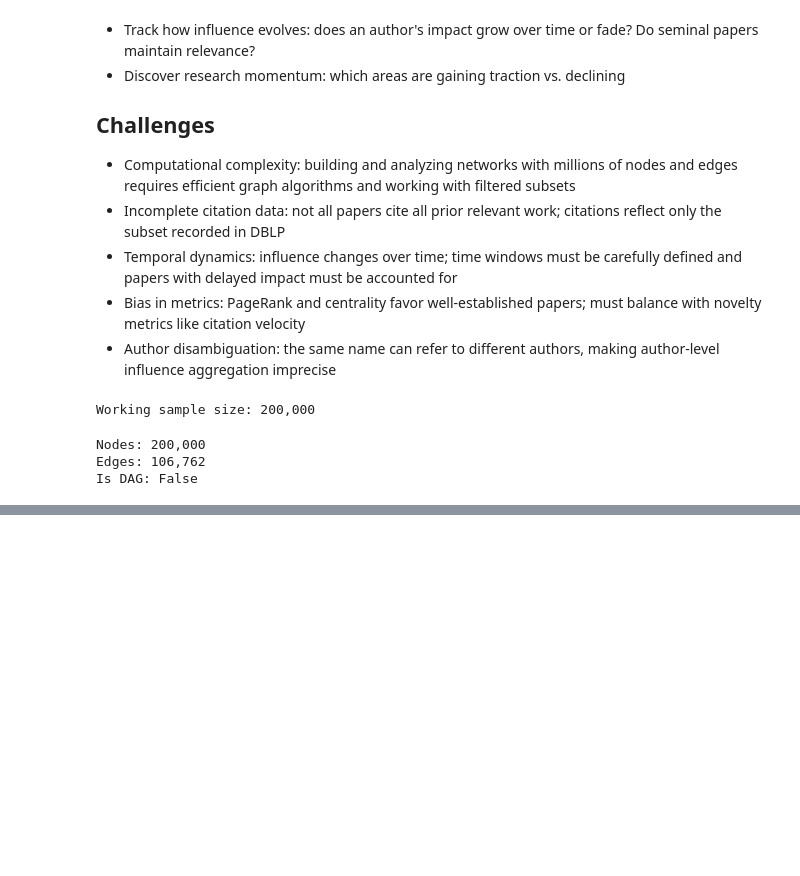
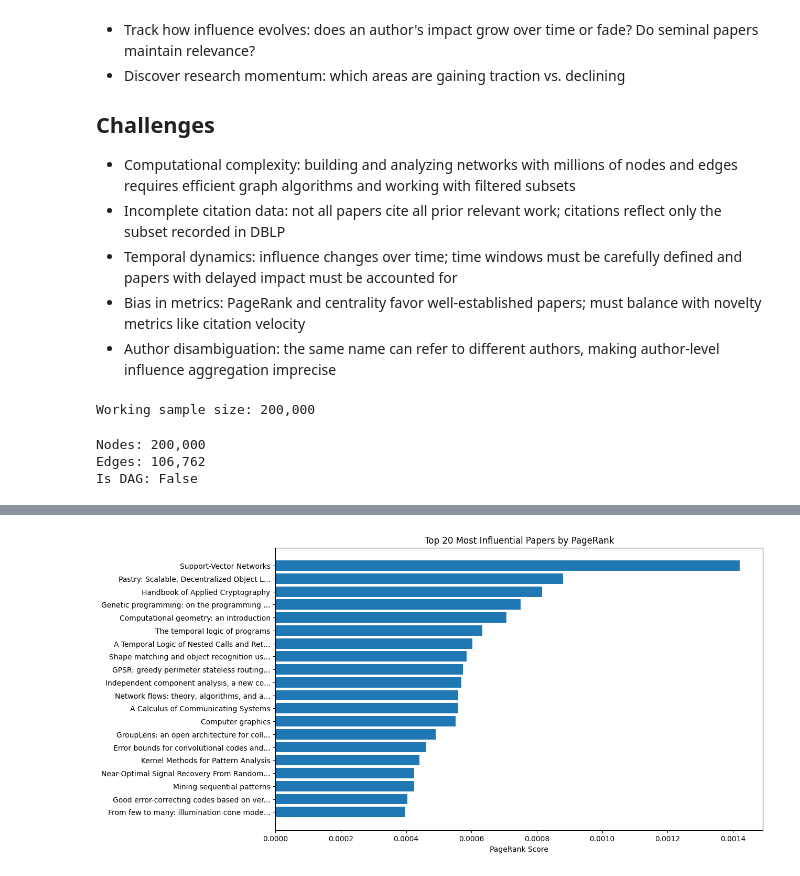
Before and after one commit to alesss-b/Data-Science-I-Group-Project, a Jupyter notebook: citation_network_analysis.ipynb, the cells around one changed output, grey strips where cells are left out. Drawn from its saved outputs; the diff is of its cells as text; code cells hidden in the pictures; blank space fills up the shorter version.

Commit message:
plot top papers by pagerank

```diff
--- a/citation_network_analysis.ipynb
+++ b/citation_network_analysis.ipynb
@@ -102,3 +102,13 @@ top_papers
 | 17 | d1c93534-82a5-41fa-a5fa-9d18f5c2577f | Mining sequential patterns | 1995 | international conference on data ... | 6754 | 135 | 0.000424 |
 | 18 | 8611c7fe-134c-47dd-8ae2-0bf04fe8f224 | Good error-correcting codes based... | 1997 | international symposium on inform... | 5033 | 68 | 0.000404 |
 | 19 | 5e8b0e8a-d687-4333-bfe9-73b4c1bebde5 | From few to many: illumination co... | 2001 | IEEE Transactions on Pattern Anal... | 3747 | 120 | 0.000397 |
+# %%
+"""Plot Top Papers by Pagerank"""
+plt.figure(figsize = (12, 7))
+labels = [t[:40] + '...' if len(t) > 40 else t for t in top_papers['title']]
+plt.barh(labels[::-1], top_papers['pagerank'][::-1])
+plt.xlabel('PageRank Score')
+plt.title('Top 20 Most Influential Papers by PageRank')
+plt.show()
+# %% [output]
+[figure, added]
```
